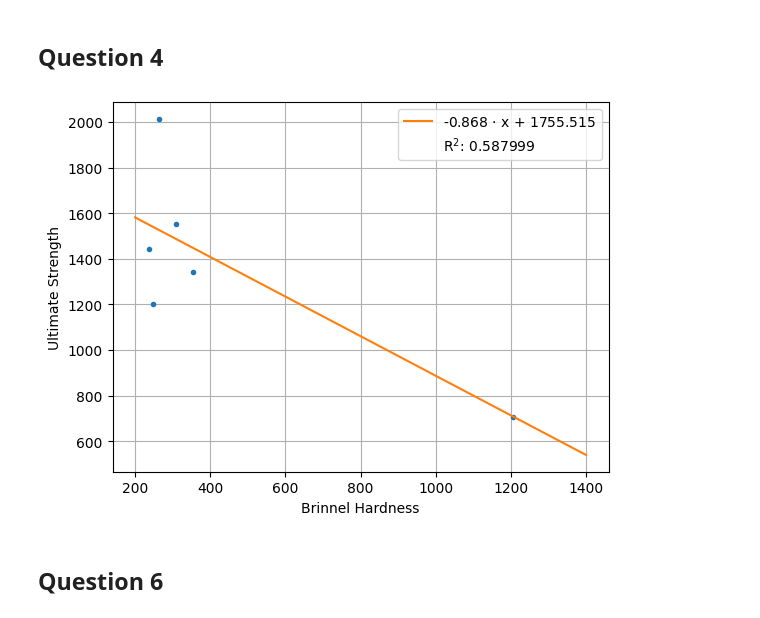
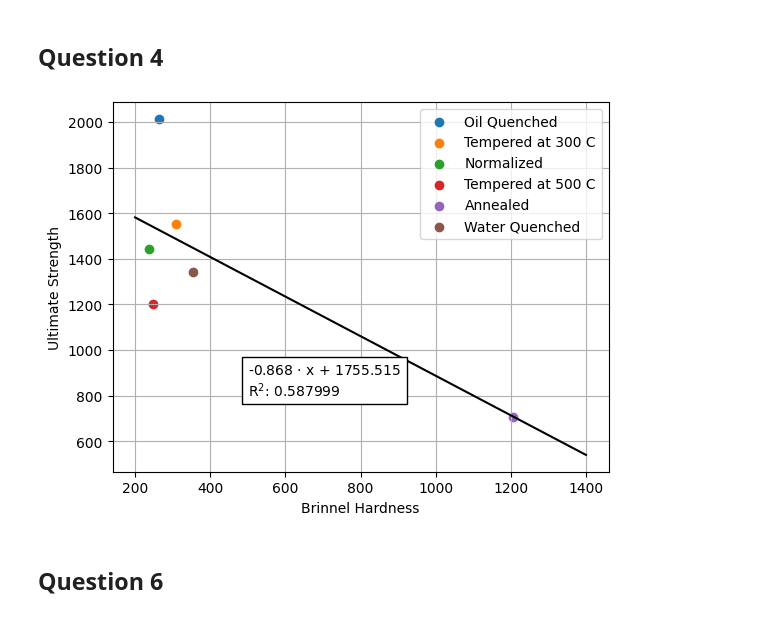
Before and after one commit to nglaser3/NPRE432_Materials, a Jupyter notebook: Lab5/Untitled.ipynb, the cells around one changed output. Drawn from its saved outputs; the diff is of its cells as text; code cells hidden in the pictures.

```diff
--- a/Lab5/Untitled.ipynb
+++ b/Lab5/Untitled.ipynb
@@ -138,27 +138,30 @@ for l,array in zip(label,[labels,youngs,offset,uts,tough,per_elong,brinn]):
 # %%
 '''if len(brinn) == 6:
     ugly = -2
     brinn.pop(ugly)
     uts.pop(ugly)'''
 
 def ufunc(x,a,b,c):
     return b*np.exp(c*x/1000 - a)
 
 line = lin(brinn,uts)
 pams = sp.optimize.curve_fit(ufunc,brinn,uts)[0]
 func = lambda x : pams[1] * np.exp(x/1000 *pams[2] - pams[0])
 x = np.linspace(200,1400)
-plt.plot(brinn,uts,'.')
-plt.plot(x,line.slope*x + line.intercept,label = '{} $\cdot$ x + {}'.format(rd(line.slope),rd(line.intercept)))
-plt.plot([],[],' ',label = f'R$^{2}$: {rd(line.rvalue**2,6)}')
+for b,u,l in zip(brinn,uts,labels):
+    plt.scatter(b,u,label = l)
+plt.plot(x,line.slope*x + line.intercept,color = 'k')#,label = '{} $\cdot$ x + {}'.format(rd(line.slope),rd(line.intercept)))
+#plt.plot([],[],' ',label = f'R$^{2}$: {rd(line.rvalue**2,6)}')
 plt.legend()
 plt.grid()
 plt.xlabel('Brinnel Hardness')
 plt.ylabel('Ultimate Strength')
+plt.text(500,800,f'{rd(line.slope)} $\cdot$ x + {rd(line.intercept)}\nR$^{2}$: {rd(line.rvalue**2,6)}',
+         bbox=dict(facecolor='white', edgecolor='black', alpha=1.0))
 plt.savefig('plots/q4.png',dpi=600)
 plt.show()
 # %% [output]
-[figure, old version]
+[figure, new version]
 # %% [markdown]
 ## Question 6
 # %%
```
Also changed, not shown: 1 other file.
